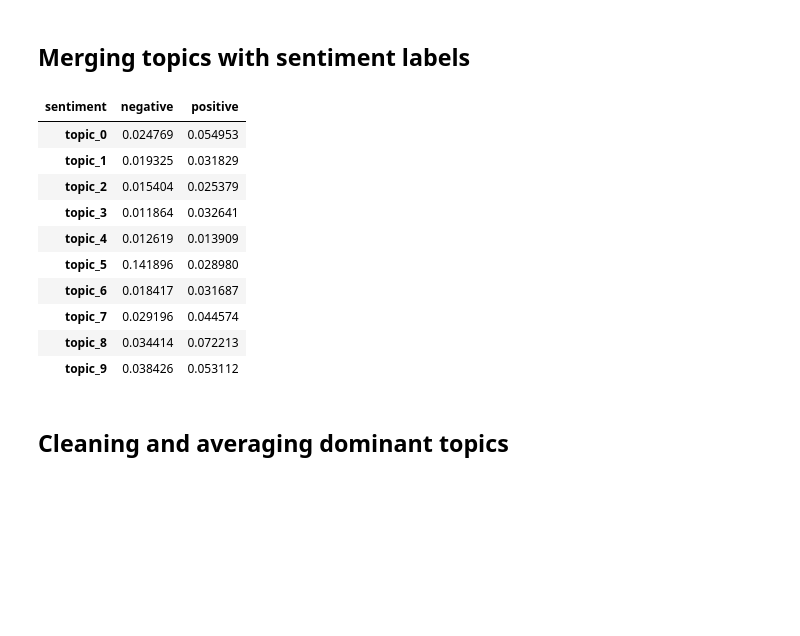
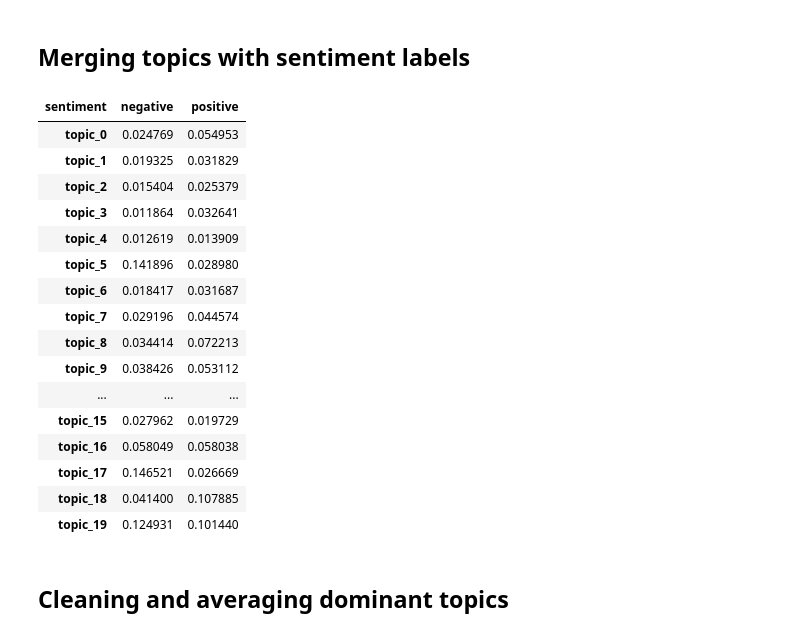
Before and after one commit to Sattiki/nlp-final-research-note, a Jupyter notebook: imdb-text-analysis.ipynb, the cells around one changed output. Drawn from its saved outputs; the diff is of its cells as text; code cells hidden in the pictures; blank space fills up the shorter version.

```diff
--- a/imdb-text-analysis.ipynb
+++ b/imdb-text-analysis.ipynb
@@ -441,32 +494,38 @@ movie br just movies good watch like really seen don
 # %%
 # Merging Topics with Sentiment Labels
 # We use pd.concat to join the document-topic probability matrix with the original sentiment column.
 # [doc_topic_df, train_df['sentiment']] - The two objects to join.
 # axis=1 - Joins them side-by-side (columns) rather than stacking them (rows).
 
 topic_sentiment_df = pd.concat(
     [doc_topic_df, train_df['sentiment']],
     axis=1
 )
 # 2. Calculating Sentiment-Topic Correlation
 # .groupby('sentiment') - Splits the data into "positive" and "negative" buckets.
 # .mean() - Calculates the average probability for every topic within those buckets.
 # .T - Transposes the table so Topics are rows and Sentiments are columns (easier to read).
 # .head(10) - Displays the first 10 topics for a quick comparison.
 
-topic_sentiment_df.groupby('sentiment').mean().T.head(10)
+topic_sentiment_df.groupby('sentiment').mean().T.head(20)
 # %% [output]
 | sentiment | negative | positive |
 | topic_0 | 0.024769 | 0.054953 |
 | topic_1 | 0.019325 | 0.031829 |
 | topic_2 | 0.015404 | 0.025379 |
 | topic_3 | 0.011864 | 0.032641 |
 | topic_4 | 0.012619 | 0.013909 |
 | topic_5 | 0.141896 | 0.028980 |
 | topic_6 | 0.018417 | 0.031687 |
 | topic_7 | 0.029196 | 0.044574 |
 | topic_8 | 0.034414 | 0.072213 |
 | topic_9 | 0.038426 | 0.053112 |
+| ... | ... | ... |
+| topic_15 | 0.027962 | 0.019729 |
+| topic_16 | 0.058049 | 0.058038 |
+| topic_17 | 0.146521 | 0.026669 |
+| topic_18 | 0.041400 | 0.107885 |
+| topic_19 | 0.124931 | 0.101440 |
 # %% [markdown]
 ## Cleaning and averaging dominant topics
 # %%
```
Also changed, not shown: parts of 21 cells of this notebook.
